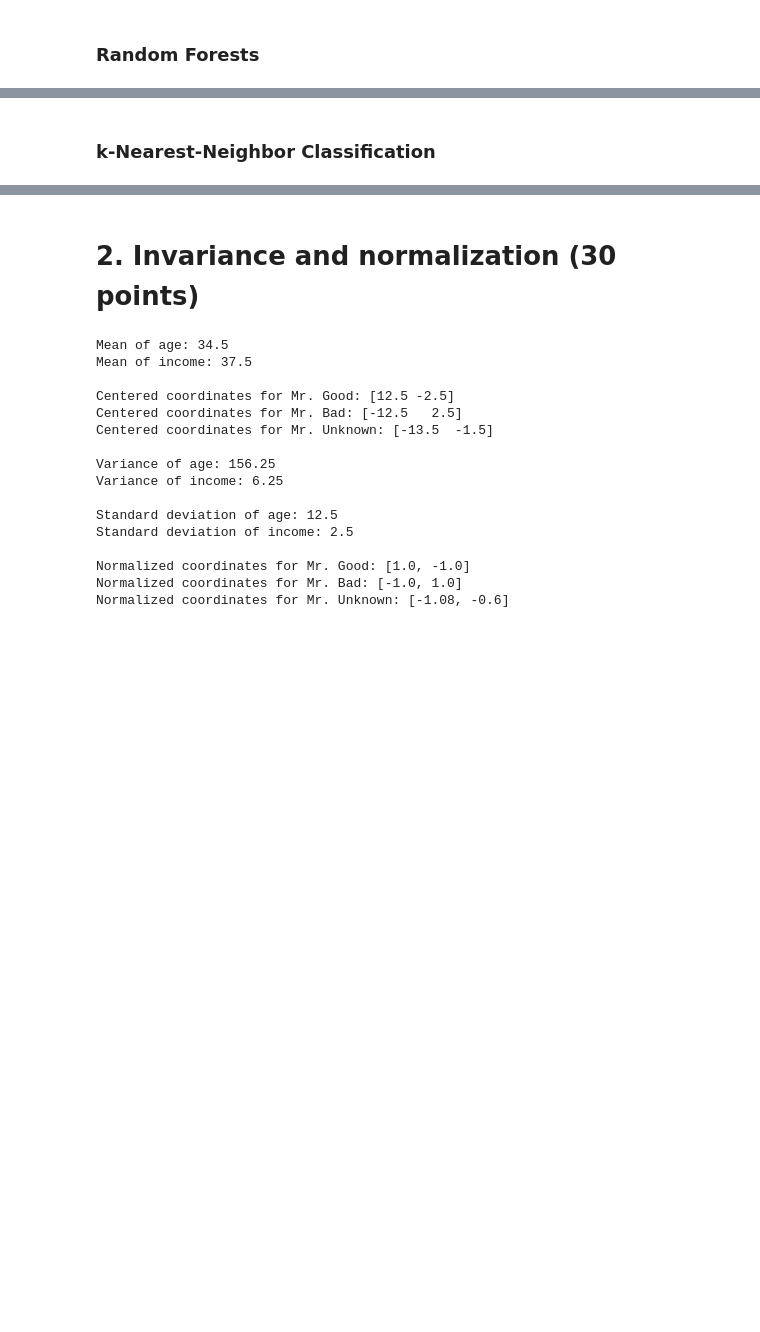
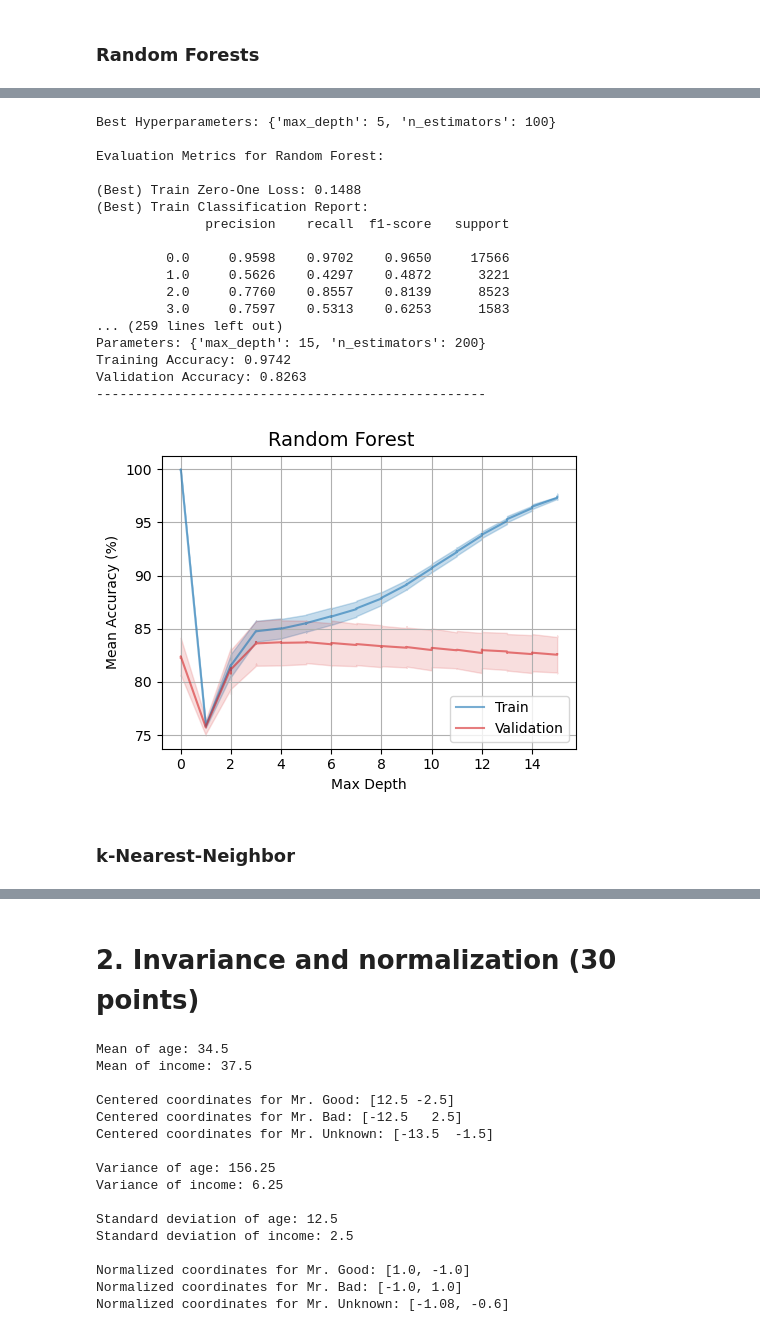
Before and after one commit to henrikdchristensen/DIKU-MLA-A5-Classification-and-DifferentiableProgramming, a Jupyter notebook: notebook.ipynb, the cells around one changed output, grey strips where cells are left out. Saved outputs shown, nothing was run; the diff lists cells and outputs as text; code cells hidden in the pictures; blank space fills up the shorter version.

```diff
--- a/notebook.ipynb
+++ b/notebook.ipynb
@@ -247,3 +178,51 @@ plt.show()
+# %%
+from sklearn.ensemble import RandomForestClassifier
+
+# Hyperparameter tuning
+rf_param = {
+    'n_estimators': [50, 100, 200],
+    'max_depth': [None, *range(1, 16)],  # * unpack the range into the list
+}
+
+rf_grid_search, rf_best_train_pred, rf_best_test_pred = hyperparameter_tuning(estimator=RandomForestClassifier(n_jobs=n_jobs),
+                                                                              param_grid=rf_param,
+                                                                              X_train=X_train,
+                                                                              y_train=y_train,
+                                                                              cv=cv,
+                                                                              n_jobs=n_jobs,
+                                                                              scoring=scoring)
+
+evaluate_classifier(grid_search=rf_grid_search,
+                    y_true_train=y_train,
+                    y_best_pred_train=rf_best_train_pred,
+                    y_true_test=y_test,
+                    y_best_pred_test=rf_best_test_pred,
+                    classifier_name='Random Forest')
+
+plot_results(grid_search=rf_grid_search,
+             param_name='max_depth',
+             title='Random Forest',
+             xlabel='Max Depth',
+             filename='output/rf.png')
+# %% [output]
+Best Hyperparameters: {'max_depth': 5, 'n_estimators': 100}
+
+Evaluation Metrics for Random Forest:
+
+(Best) Train Zero-One Loss: 0.1488
+(Best) Train Classification Report:
+              precision    recall  f1-score   support
+
+         0.0     0.9598    0.9702    0.9650     17566
+         1.0     0.5626    0.4297    0.4872      3221
+         2.0     0.7760    0.8557    0.8139      8523
+         3.0     0.7597    0.5313    0.6253      1583
+... (259 lines left out)
+Parameters: {'max_depth': 15, 'n_estimators': 200}
+Training Accuracy: 0.9742
+Validation Accuracy: 0.8263
+--------------------------------------------------
+[figure, added]
 # %% [markdown]
-### k-Nearest-Neighbor Classification
+### k-Nearest-Neighbor
 # %%
```
Also changed, not shown: parts of 14 cells of this notebook, 7 other files.
